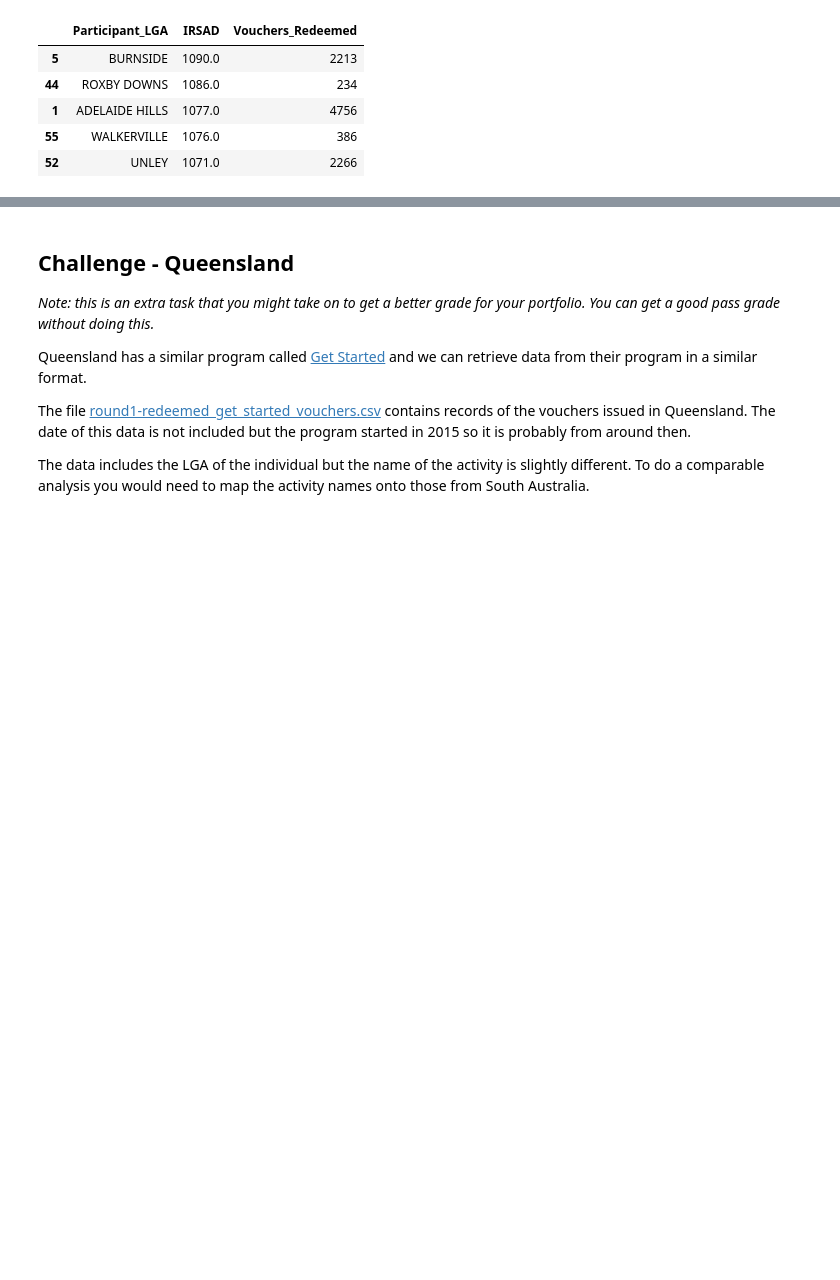
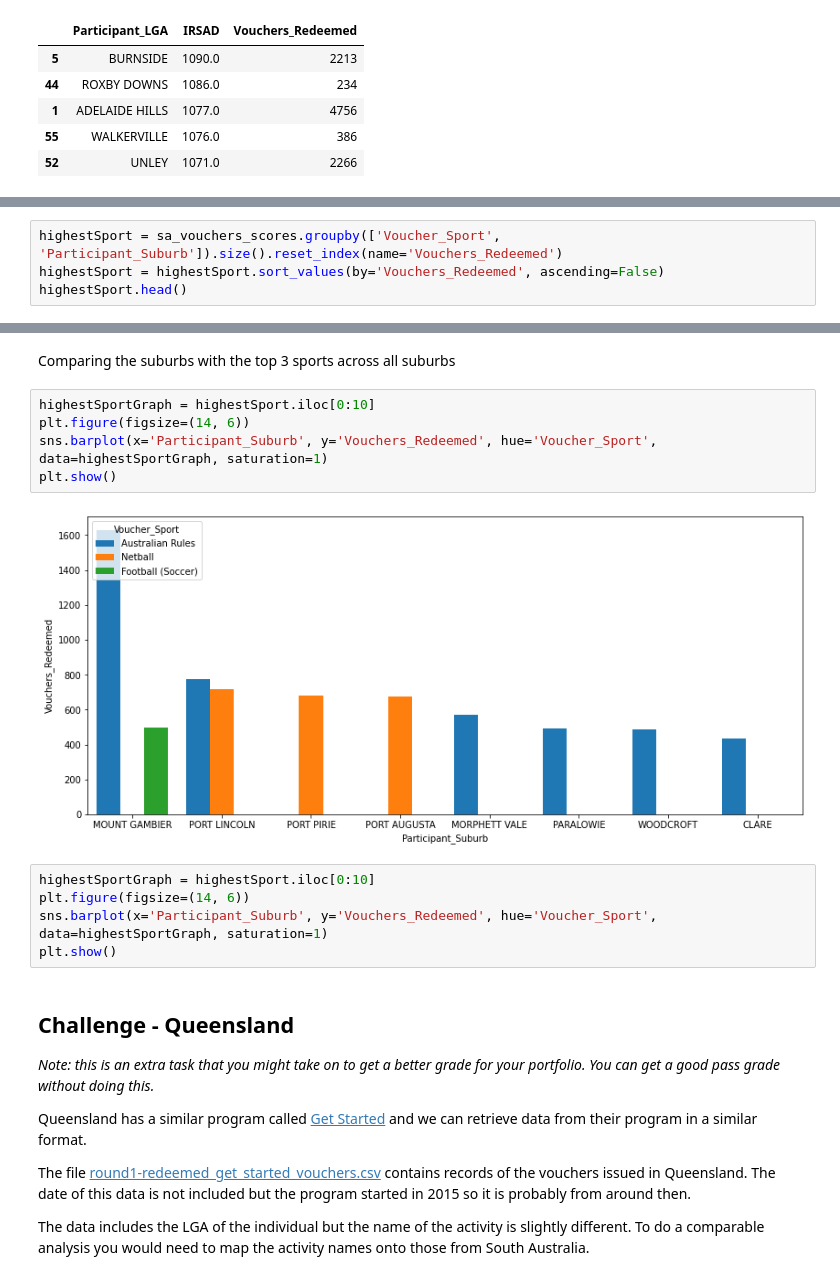
Before and after one commit to MQCOMP2200-S2-2021/data-science-portfolio-liamstrang, a Jupyter notebook: Portfolio 2.ipynb, the cells around one changed output, grey strips where cells are left out. Saved outputs shown, nothing was run; the diff lists cells and outputs as text; blank space fills up the shorter version.

```diff
--- a/Portfolio 2.ipynb
+++ b/Portfolio 2.ipynb
@@ -101,0 +133,4 @@ highestSuburbs.iloc[0:30].plot(x="IRSAD", y="Vouchers_Redeemed", kind="bar", fig
+# %%
+highestSport = sa_vouchers_scores.groupby(['Voucher_Sport', 'Participant_Suburb']).size().reset_index(name='Vouchers_Redeemed')
+highestSport = highestSport.sort_values(by='Vouchers_Redeemed', ascending=False)
+highestSport.head()
@@ -102,3 +144,17 @@ highestSuburbs.iloc[0:30].plot(x="IRSAD", y="Vouchers_Redeemed", kind="bar", fig
+# %% [markdown]
+Comparing the suburbs with the top 3 sports across all suburbs
+# %%
+highestSportGraph = highestSport.iloc[0:10]
+plt.figure(figsize=(14, 6))
+sns.barplot(x='Participant_Suburb', y='Vouchers_Redeemed', hue='Voucher_Sport', data=highestSportGraph, saturation=1)
+plt.show()
+# %% [output]
+[figure, added]
+# %%
+highestSportGraph = highestSport.iloc[0:10]
+plt.figure(figsize=(14, 6))
+sns.barplot(x='Participant_Suburb', y='Vouchers_Redeemed', hue='Voucher_Sport', data=highestSportGraph, saturation=1)
+plt.show()
 # %% [markdown]
 ## Challenge - Queensland
 
```
Also changed, not shown: parts of 12 cells of this notebook.
